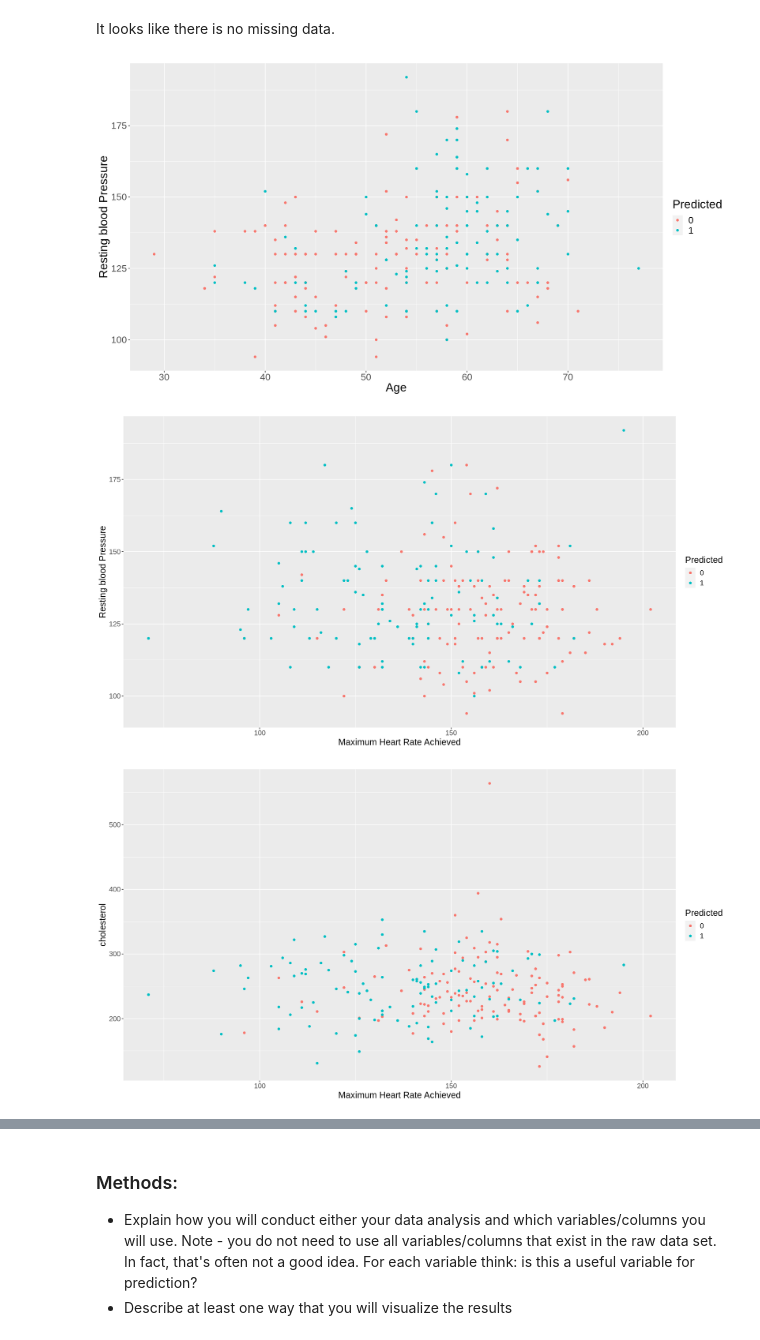
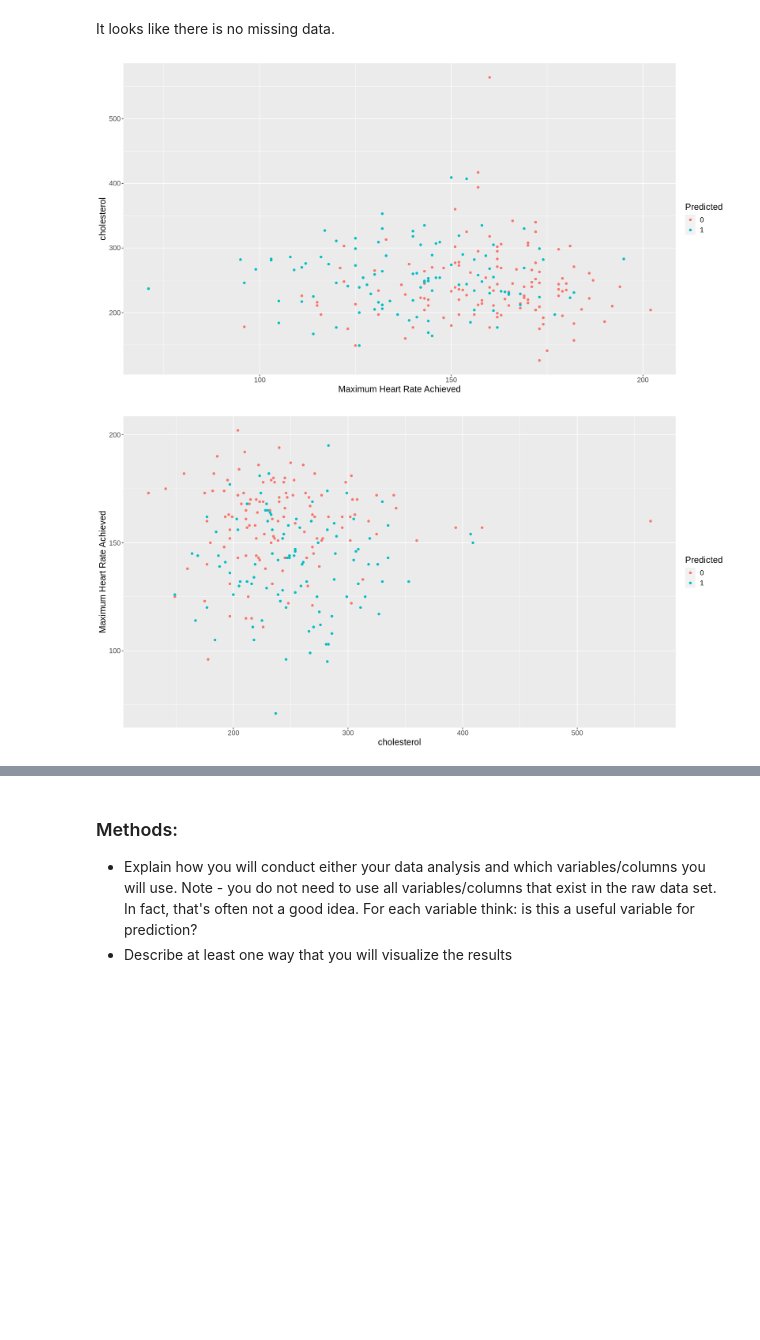
Before and after one commit to ggzggzggzggz/dsci-100-2022w1-group-083, a Jupyter notebook: group_project_proposal.ipynb, the cells around one changed output, grey strips where cells are left out. Drawn from its saved outputs; the diff is of its cells as text; code cells hidden in the pictures; blank space fills up the shorter version.

```diff
--- a/group_project_proposal.ipynb
+++ b/group_project_proposal.ipynb
@@ -44,6 +25,9 @@ library(tidymodels)
 # %%
-download.file(url = "https://archive.ics.uci.edu/ml/machine-learning-databases/heart-disease/processed.cleveland.data", destfile = "data/processed.cleveland.data")
-data <- read_csv(file = "data/processed.cleveland.data", col_names = c("age","sex","cp","trestbps","chol","fbs","restecg","thalach","exang","oldpeak","slope","ca","thal","num_the_predicted_attribute"))
+download.file(url = "https://archive.ics.uci.edu/ml/machine-learning-databases/heart-disease/processed.cleveland.data",
+              destfile = "data/processed.cleveland.data")
+data <- read_csv(file = "data/processed.cleveland.data",
+                 col_names = c("age","sex","cp","trestbps","chol","fbs","restecg","thalach",
+                               "exang","oldpeak","slope","ca","thal","num_the_predicted_attribute"))
 # %% [output]
 Rows: 303 Columns: 14
 ── Column specification ────────────────────────────────────────────────────────
@@ -98,39 +86,21 @@ It looks like there is no missing data.
 # %%
 options(repr.plot.width = 15, repr.plot.height = 8)
 
-bp_plot <- data_train |>
-ggplot(aes(x = age, y = trestbps, colour = num_the_predicted_attribute)) +
-geom_point() +
-labs(x = "Age", y = "Resting blood Pressure", colour = "Predicted") +
-theme(text=element_text(size=20))
-
-bp_plot
-
-
-bp_hplot <- data_train |>
-ggplot(aes(x = thalach, y = trestbps, colour = num_the_predicted_attribute)) +
-geom_point() +
-labs(x = "Maximum Heart Rate Achieved", y = "Resting blood Pressure", colour = "Predicted") +
-theme(text=element_text(size=15))
-
-bp_hplot
-
-ch_hplot <- data_train |>
+chol_v_hr_plot <- data_train |>
 ggplot(aes(x = thalach, y = chol, colour = num_the_predicted_attribute)) +
 geom_point() +
 labs(x = "Maximum Heart Rate Achieved", y = "cholesterol", colour = "Predicted") +
 theme(text=element_text(size=15))
 
-ch_hplot
+chol_v_hr_plot
 
-ch_aplot <- data_train |>
+hr_v_chol_plot <- data_train |>
 ggplot(aes(x = chol, y = thalach, colour = num_the_predicted_attribute)) +
 geom_point() +
 labs(y = "Maximum Heart Rate Achieved", x = "cholesterol", colour = "Predicted") +
 theme(text=element_text(size=15))
 
-ch_aplot
+hr_v_chol_plot
 # %% [output]
-[figure, old version]
+[figure, new version]
-[figure, old version]
+[figure, new version]
-[figure, removed]
```
Also changed, not shown: parts of 6 cells of this notebook.
